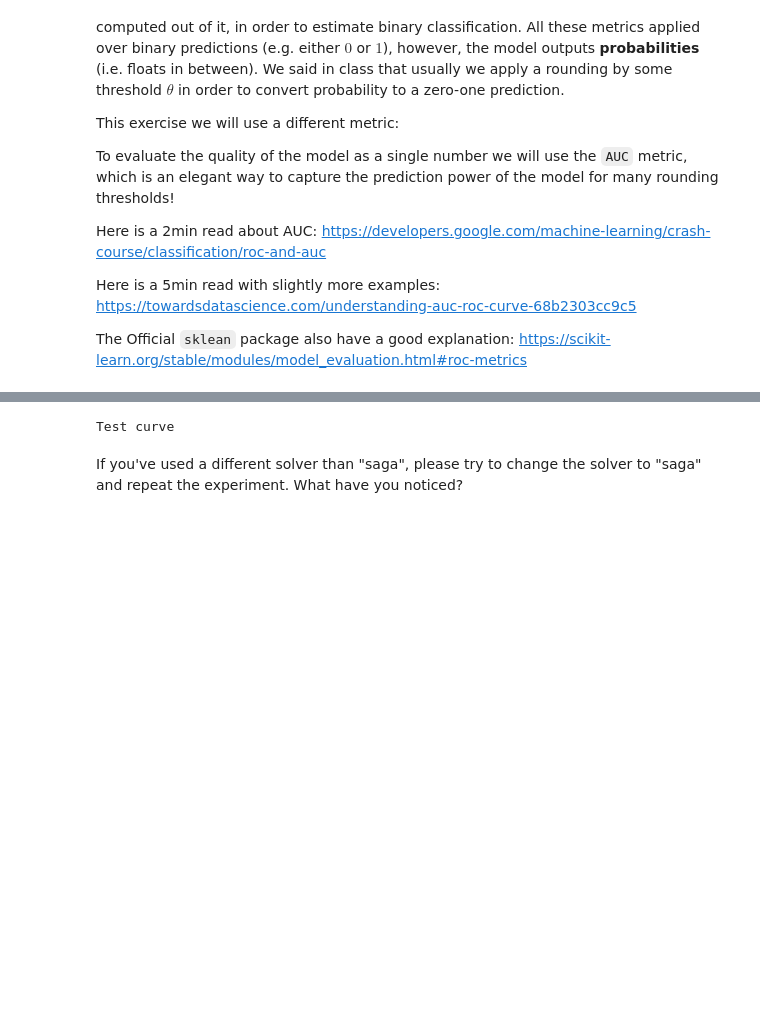
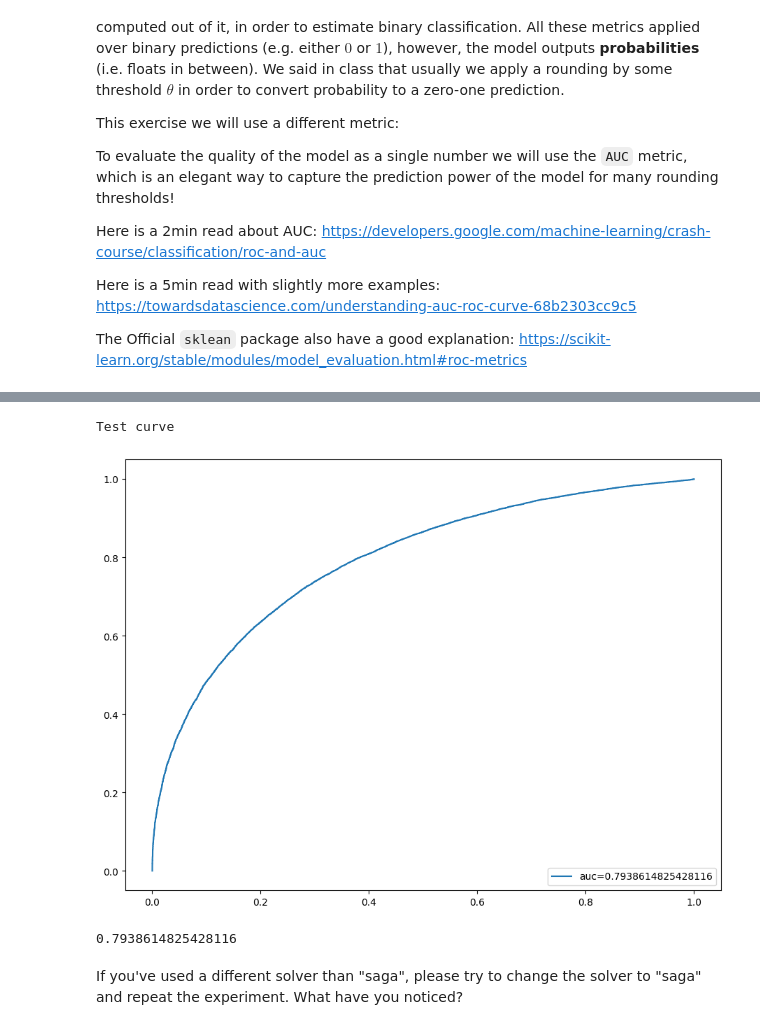
Before and after one commit to roysa-msft/tech-train-reusable-modules, a Jupyter notebook: Linear_Models_Ex.ipynb, the cells around one changed output, grey strips where cells are left out. Drawn from its saved outputs; the diff is of its cells as text; code cells hidden in the pictures; blank space fills up the shorter version.

```diff
--- a/Linear_Models_Ex.ipynb
+++ b/Linear_Models_Ex.ipynb
@@ -176,8 +237,12 @@ Train curve
 # %%
 print('Test curve')
+plot_stats_and_get_auc(predictions[~is_train_mask], labels[~is_train_mask])
+
 # CODE HERE
 # %% [output]
 Test curve
+[figure, added]
+0.7938614825428116
 # %% [markdown]
 If you've used a different solver than "saga", please try to change the solver to "saga" and repeat the experiment. What have you noticed?
 # %% [markdown]
```
Also changed, not shown: parts of 10 cells of this notebook.
